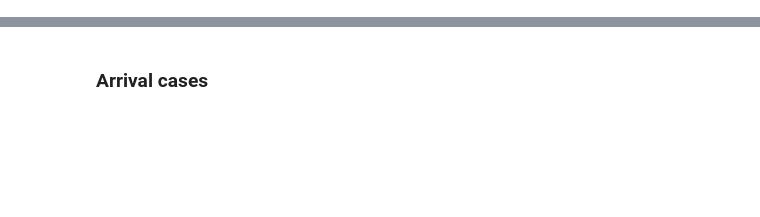
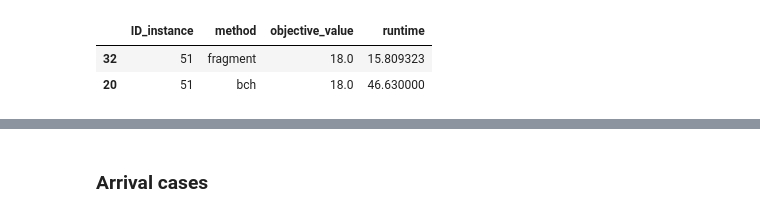
Before and after one commit to chrisobi02/MD-EV, a Jupyter notebook: analysis.ipynb, the cells around one changed output, grey strips where cells are left out. Saved outputs shown, nothing was run; the diff lists cells and outputs as text; code cells hidden in the pictures; blank space fills up the shorter version.

```diff
--- a/analysis.ipynb
+++ b/analysis.ipynb
@@ -3,3 +3,20 @@ import pandas as pd
 import plotly.express as px
 import json
 import plotly.graph_objects as go
+# %%
+new = pd.read_csv('results.csv', index_col=0)
+paper_results = pd.read_excel('data/mdevs_solutions.xlsx', sheet_name=["results_regular_BCH", "results_regular_CPLEX", "results_large_BCH"])
+cplex = paper_results["results_regular_CPLEX"]
+bch = paper_results["results_regular_BCH"]
+large = paper_results["results_large_BCH"]
+large["ID_instance"] = large["ID_instance"].apply(lambda x:  50+x)
+
+bch = bch[bch["battery_charging"] == "constant-time"]
+cplex = cplex[cplex["battery_charging"] == "constant-time"]
+large = large[large["battery"] == "constant-time"]
+# Add a method column for each dataframe
+new["method"] = new.apply(lambda x: "fragment", axis=1)
+cplex["method"] = cplex.apply(lambda x: "cplex", axis=1)
+bch["method"] = cplex.apply(lambda x: "bch", axis=1)
+large["method"] = large.apply(lambda x: "bch", axis=1)
+new.rename(columns={"objective": "objective_value"}, inplace=True)
@@ -5,0 +59,10 @@ import plotly.graph_objects as go
+# %%
+def get_instance_id(label: str):
+    try:
+        data = json.load(open(f"data/instances_regular/{label}.json"))
+        return data["ID"]
+    except:
+        print(f"No data for instance {label} found", label[-1])
+        return 50 + int(label[-1])
+
+new["ID_instance"] = new["label"].apply(get_instance_id)
@@ -5,0 +161,6 @@ import plotly.graph_objects as go
+# %%
+result_df[51 == result_df["ID_instance"]]
+# %% [output]
+|  | ID_instance | method | objective_value | runtime |
+| 32 | 51 | fragment | 18.0 | 15.809323 |
+| 20 | 51 | bch | 18.0 | 46.630000 |
```
Also changed, not shown: parts of 15 cells of this notebook, 29 other files.
